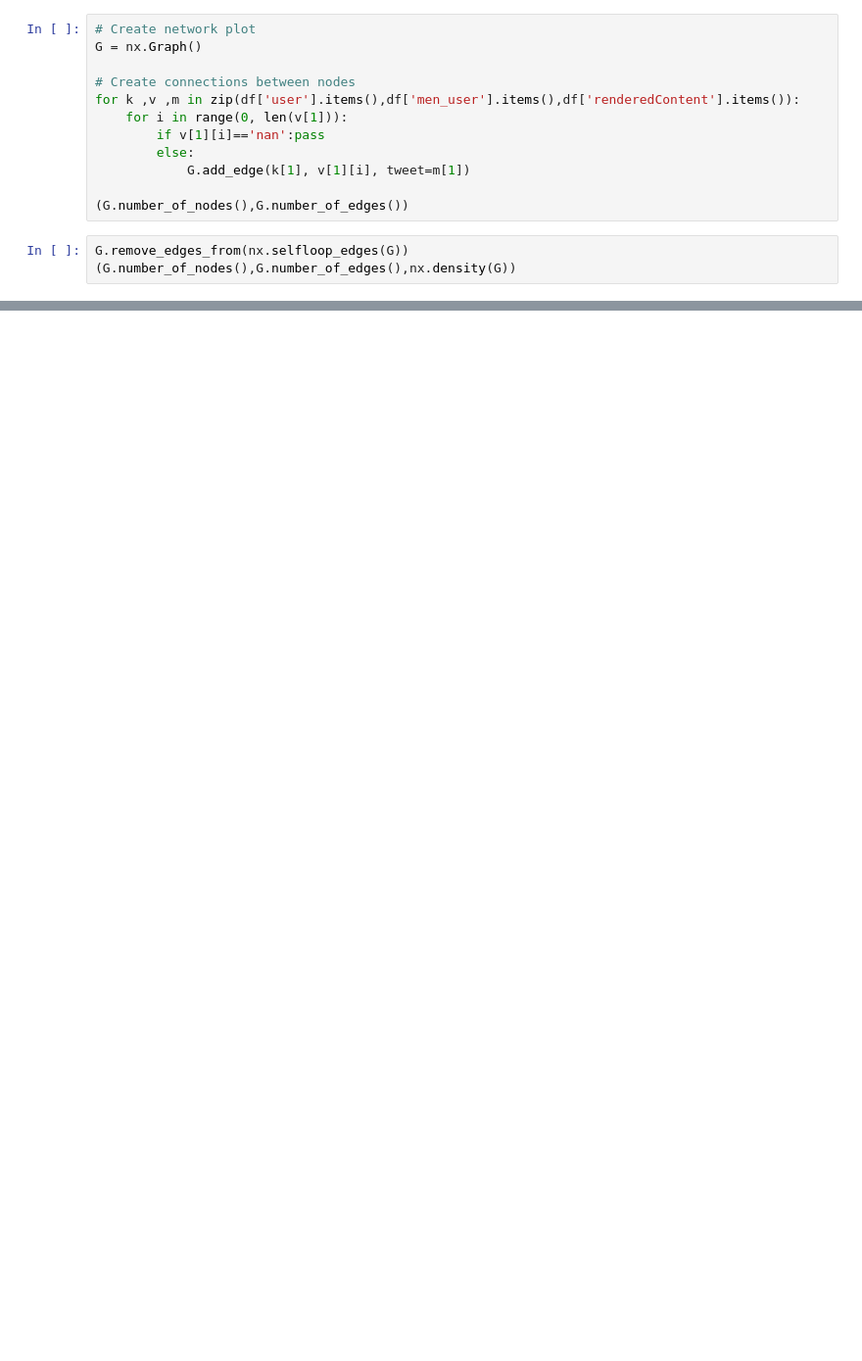
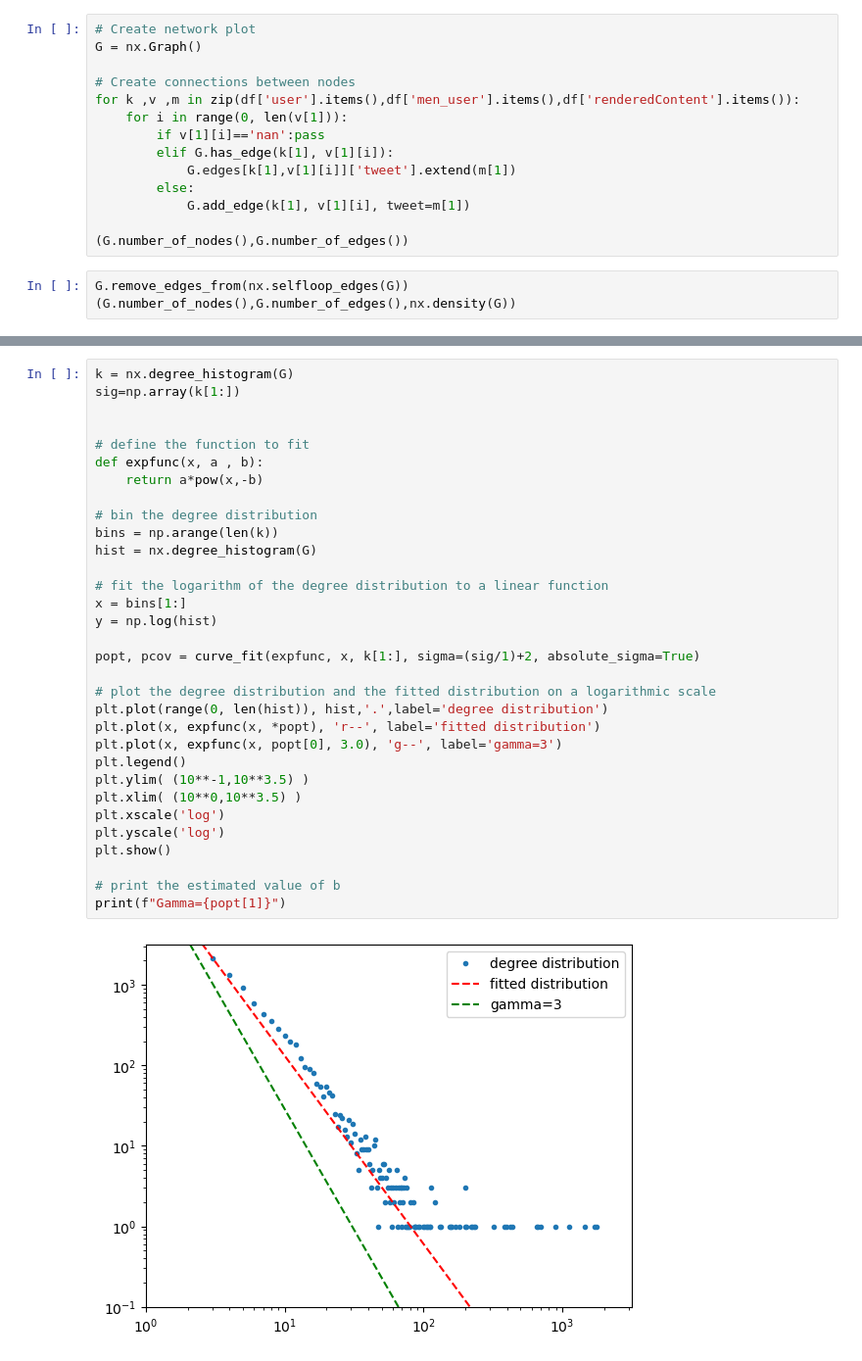
Before and after one commit to GiovanniPerri23/Analyzing-the-dictionary-of-the-Italian-elector, a Jupyter notebook: stored_tweet/User_network.ipynb, the cells around one changed output, grey strips where cells are left out. Shown at 98% size. Saved outputs shown, nothing was run; the diff lists cells and outputs as text; blank space fills up the shorter version.

```diff
--- a/stored_tweet/User_network.ipynb
+++ b/stored_tweet/User_network.ipynb
@@ -107,6 +107,8 @@ G = nx.Graph()
 for k ,v ,m in zip(df['user'].items(),df['men_user'].items(),df['renderedContent'].items()):
     for i in range(0, len(v[1])):
         if v[1][i]=='nan':pass
+        elif G.has_edge(k[1], v[1][i]):
+            G.edges[k[1],v[1][i]]['tweet'].extend(m[1])
         else:
             G.add_edge(k[1], v[1][i], tweet=m[1])
 
@@ -151,0 +121,34 @@ print(f"Gamma={popt[1]}")
+# %%
+k = nx.degree_histogram(G)
+sig=np.array(k[1:])
+
+
+# define the function to fit
+def expfunc(x, a , b):
+    return a*pow(x,-b)
+
+# bin the degree distribution
+bins = np.arange(len(k))
+hist = nx.degree_histogram(G)
+
+# fit the logarithm of the degree distribution to a linear function
+x = bins[1:]
+y = np.log(hist)
+
+popt, pcov = curve_fit(expfunc, x, k[1:], sigma=(sig/1)+2, absolute_sigma=True)
+
+# plot the degree distribution and the fitted distribution on a logarithmic scale
+plt.plot(range(0, len(hist)), hist,'.',label='degree distribution')
+plt.plot(x, expfunc(x, *popt), 'r--', label='fitted distribution')
+plt.plot(x, expfunc(x, popt[0], 3.0), 'g--', label='gamma=3')
+plt.legend()
+plt.ylim( (10**-1,10**3.5) )
+plt.xlim( (10**0,10**3.5) )
+plt.xscale('log')
+plt.yscale('log')
+plt.show()
+
+# print the estimated value of b
+print(f"Gamma={popt[1]}")
+# %% [output]
+[figure, added]
```
Also changed, not shown: parts of 11 cells of this notebook.
